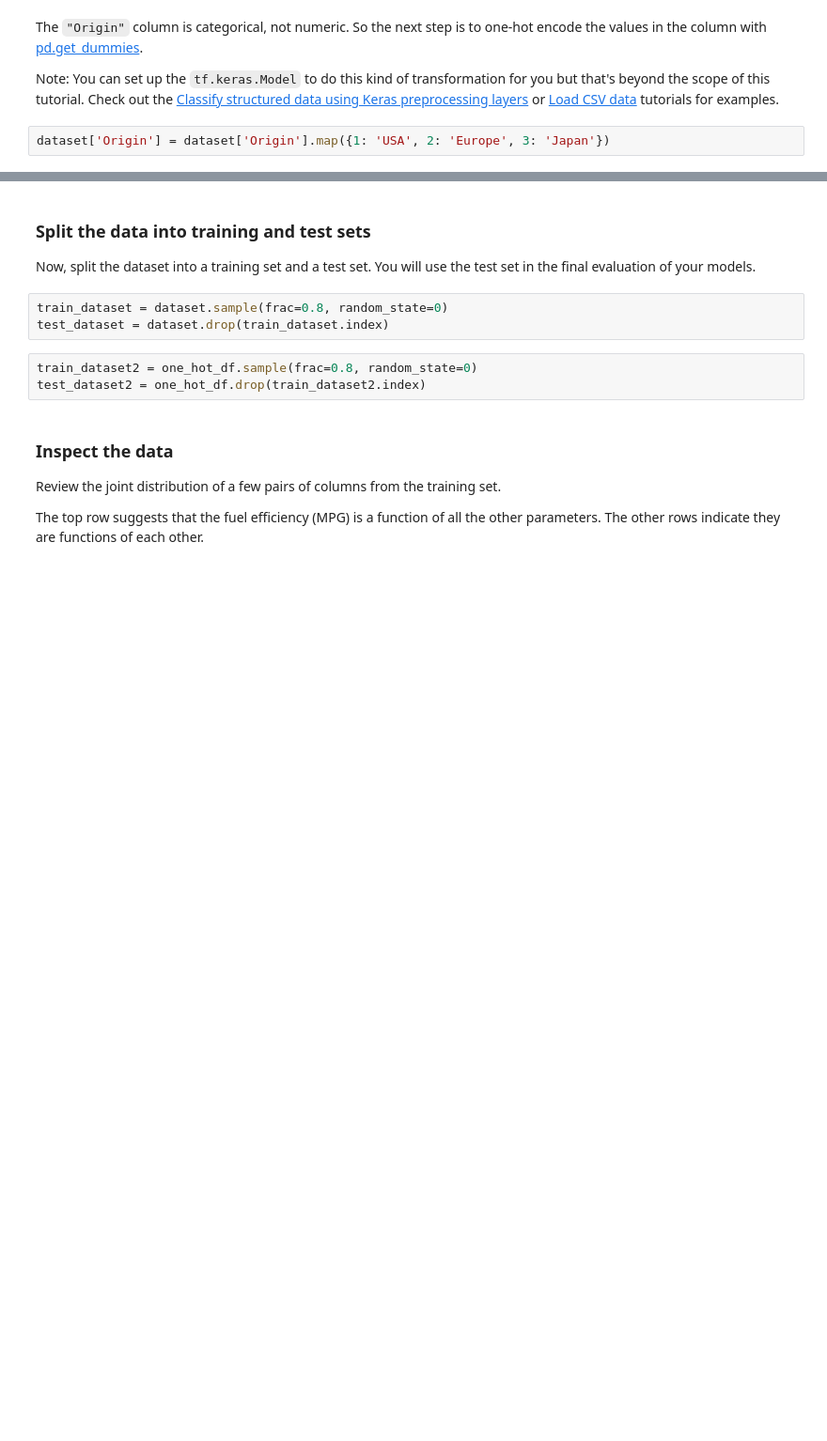
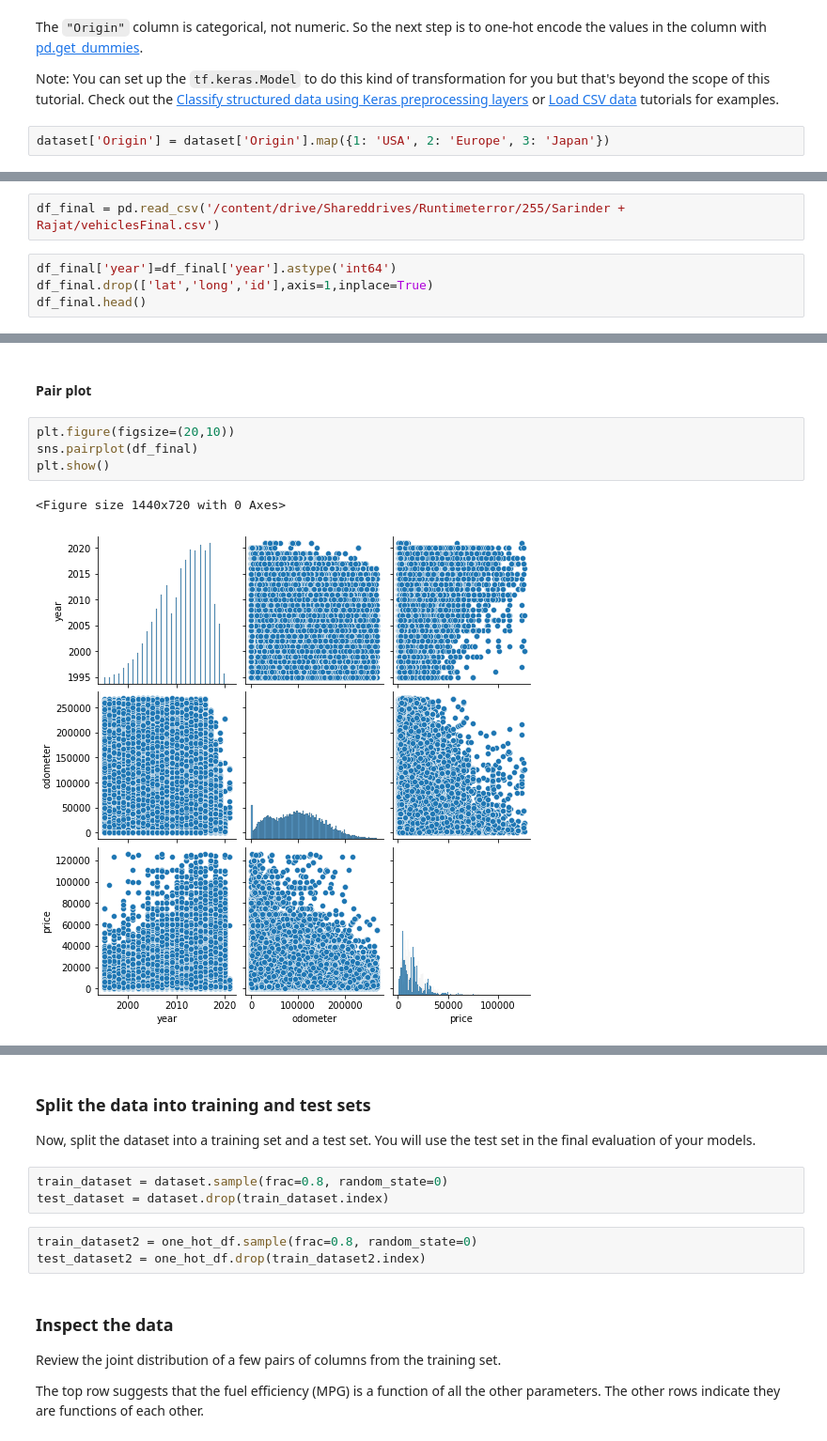
Before and after one commit to runntimeterror/cmpe-255-team2-used_car_value_predictor, a Jupyter notebook: carprice-prediction2/CMPE255_Final_Project_v2.ipynb, the cells around one changed output, grey strips where cells are left out. Shown at 94% size. Cells and saved outputs as stored; diff of their text form; blank space fills up the shorter version.

```diff
--- a/carprice-prediction2/CMPE255_Final_Project_v2.ipynb
+++ b/carprice-prediction2/CMPE255_Final_Project_v2.ipynb
@@ -161,0 +252,6 @@ one_hot_df
+# %%
+df_final = pd.read_csv('/content/drive/Shareddrives/Runtimeterror/255/Sarinder + Rajat/vehiclesFinal.csv')
+# %%
+df_final['year']=df_final['year'].astype('int64')
+df_final.drop(['lat','long','id'],axis=1,inplace=True)
+df_final.head()
@@ -161,0 +276,9 @@ one_hot_df
+# %% [markdown]
+#### Pair plot
+# %%
+plt.figure(figsize=(20,10))
+sns.pairplot(df_final)
+plt.show()
+# %% [output]
+<Figure size 1440x720 with 0 Axes>
+[figure, added]
```
Also changed, not shown: parts of 165 cells of this notebook, 2 other files.
